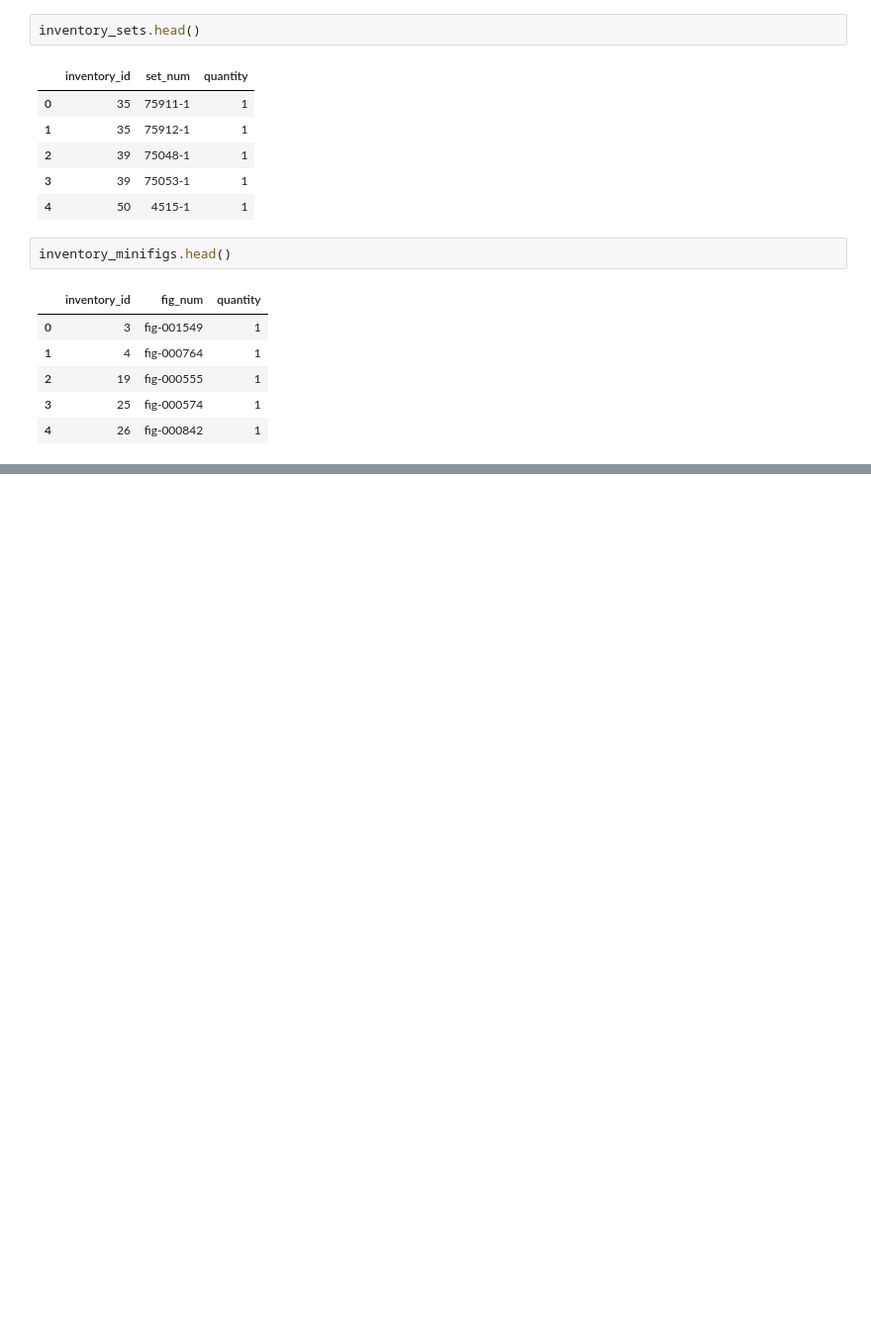
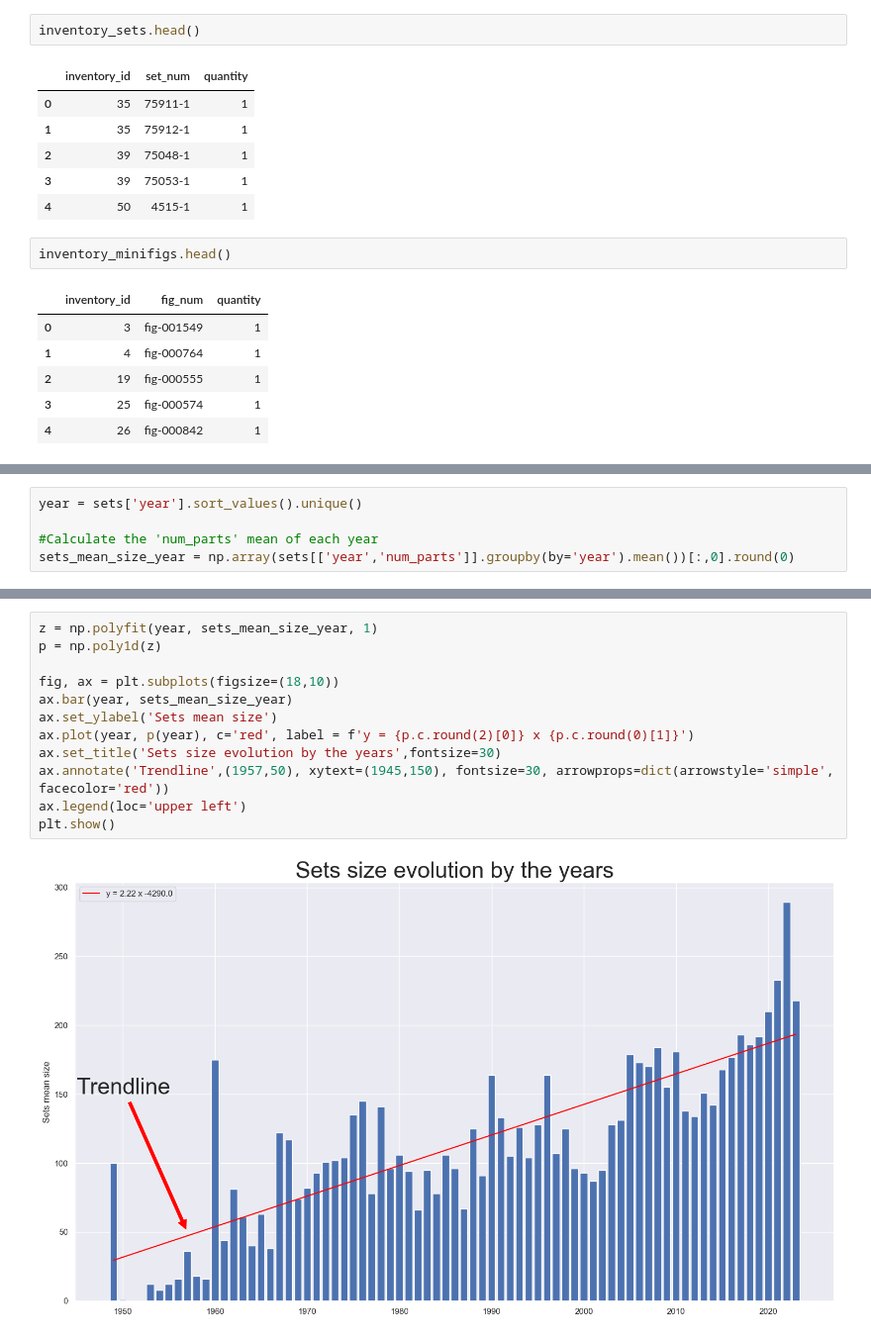
Before and after one commit to BenjaSar/AdD, a Jupyter notebook: TP_Integrador_AdD.ipynb, the cells around one changed output, grey strips where cells are left out. Shown at 99% size. Drawn from its saved outputs; the diff is of its cells as text; blank space fills up the shorter version.

```diff
--- a/TP_Integrador_AdD.ipynb
+++ b/TP_Integrador_AdD.ipynb
@@ -190,0 +192,5 @@ inventory_minifigs.head()
+# %%
+year = sets['year'].sort_values().unique()
+
+#Calculate the 'num_parts' mean of each year
+sets_mean_size_year = np.array(sets[['year','num_parts']].groupby(by='year').mean())[:,0].round(0)
@@ -190,0 +226,14 @@ inventory_minifigs.head()
+# %%
+z = np.polyfit(year, sets_mean_size_year, 1)
+p = np.poly1d(z)
+
+fig, ax = plt.subplots(figsize=(18,10))
+ax.bar(year, sets_mean_size_year)
+ax.set_ylabel('Sets mean size')
+ax.plot(year, p(year), c='red', label = f'y = {p.c.round(2)[0]} x {p.c.round(0)[1]}')
+ax.set_title('Sets size evolution by the years',fontsize=30)
+ax.annotate('Trendline',(1957,50), xytext=(1945,150), fontsize=30, arrowprops=dict(arrowstyle='simple', facecolor='red'))
+ax.legend(loc='upper left')
+plt.show()
+# %% [output]
+[figure, added]
```
Also changed, not shown: parts of 4 cells of this notebook.
